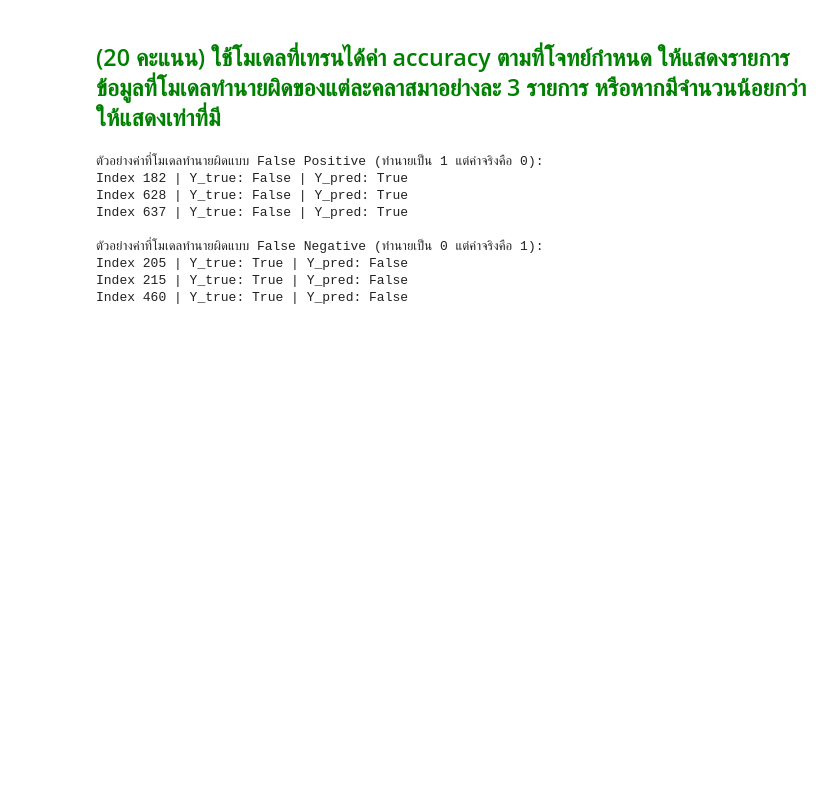
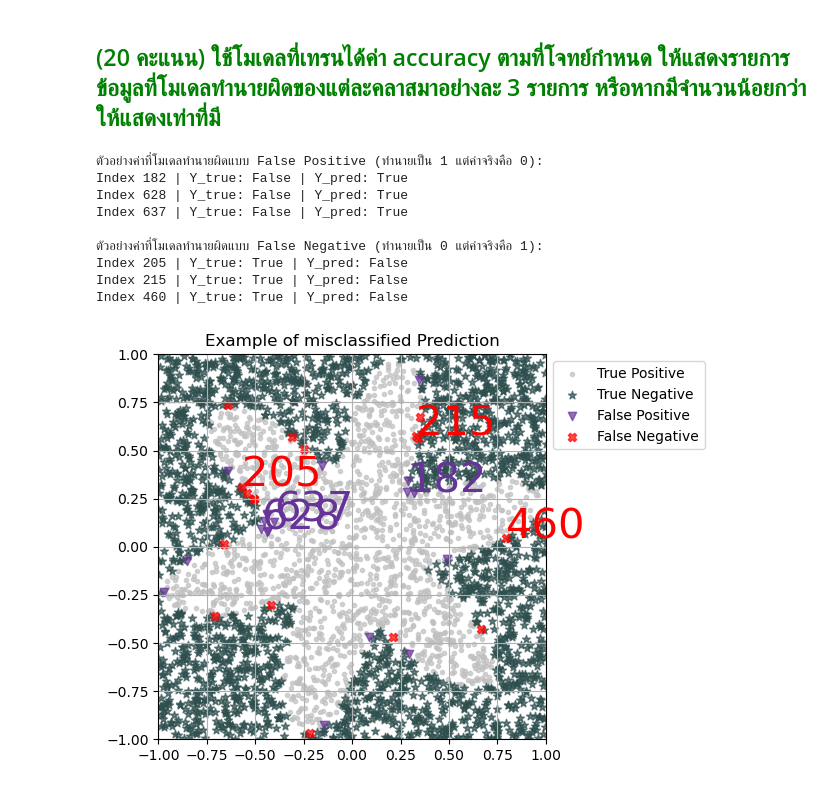
Before and after one commit to Chonapatcc/Practical-Deep-Learning, a Jupyter notebook: hw2/6610450757_Krittat_6610450871_Chonapat.ipynb, the cells around one changed output. Saved outputs shown, nothing was run; the diff lists cells and outputs as text; code cells hidden in the pictures; blank space fills up the shorter version.

```diff
--- a/hw2/6610450757_Krittat_6610450871_Chonapat.ipynb
+++ b/hw2/6610450757_Krittat_6610450871_Chonapat.ipynb
@@ -348,7 +348,7 @@ plot_confusion_matrix(y,y_pred_result)
 # %% [markdown]
 ## <span style="color: green;">(20 คะแนน) ใช้โมเดลที่เทรนได้ค่า accuracy ตามที่โจทย์กำหนด ให้แสดงรายการข้อมูลที่โมเดลทำนายผิดของแต่ละคลาสมาอย่างละ 3 รายการ หรือหากมีจำนวนน้อยกว่า ให้แสดงเท่าที่มี</span>
 # %%
-def show_example_misclassified(y, y_pred):
+def show_example_misclassified(y, y_pred, x_mat, feature_indices=(0, 1)):
     misclassified = (y != y_pred)
     misclassified_indices = np.where(misclassified)[0]
 
@@ -359,19 +359,49 @@ def show_example_misclassified(y, y_pred):
     for i in false_positives_indices[:3]:
         print(f"Index {i} | Y_true: {y[i]==1} | Y_pred: {y_pred[i]}")
 
-
     print("\nตัวอย่างค่าที่โมเดลทำนายผิดแบบ False Negative (ทำนายเป็น 0 แต่ค่าจริงคือ 1):")
     for i in false_negatives_indices[:3]:
         print(f"Index {i} | Y_true: {y[i]==1} | Y_pred: {y_pred[i]}")
+
+
+    #graph part
+    TP = (y == 1) & (y_pred == 1)
+    TN = (y == 0) & (y_pred == 0)
+    FP = (y == 0) & (y_pred == 1)
+    FN = (y == 1) & (y_pred == 0)
+
+    X1 = x_mat[:, feature_indices[0]]
+    X2 = x_mat[:, feature_indices[1]]
+    X1_norm = 2 * (X1-X1.min())/(X1.max()-X1.min())-1
+    X2_norm = 2 * (X2-X2.min())/(X2.max()-X2.min())-1
+
+    plt.figure(figsize=(5, 5))
+    plt.scatter(X1_norm[TP], X2_norm[TP], color='silver', label='True Positive', marker='.', alpha=0.7)
+    plt.scatter(X1_norm[TN], X2_norm[TN], color='darkslategrey', label='True Negative', marker='*', alpha=0.7)
+    plt.scatter(X1_norm[FP], X2_norm[FP], color='rebeccapurple', label='False Positive', marker='v', alpha=0.7)
+    plt.scatter(X1_norm[FN], X2_norm[FN], color='red', label='False Negative', marker='X', alpha=0.7)
+
+    for idx in false_positives_indices[:3]:
+        plt.text(X1_norm[idx], X2_norm[idx], f'{idx}', fontsize=30, color='rebeccapurple')
+    for idx in false_negatives_indices[:3]:
+        plt.text(X1_norm[idx], X2_norm[idx], f'{idx}', fontsize=30, color='red')
+
+    plt.title('Example of misclassified Prediction')
+    plt.legend(loc='best', bbox_to_anchor=(1, 1))
+    plt.xlim([-1, 1])
+    plt.ylim([-1, 1])
+    plt.grid(True)
+    plt.show()
 # %%
-show_example_misclassified(y, y_pred_result)
+show_example_misclassified(y, y_pred_result,x_mat)
 # %% [output]
 ตัวอย่างค่าที่โมเดลทำนายผิดแบบ False Positive (ทำนายเป็น 1 แต่ค่าจริงคือ 0):
 Index 182 | Y_true: False | Y_pred: True
 Index 628 | Y_true: False | Y_pred: True
 Index 637 | Y_true: False | Y_pred: True
 
 ตัวอย่างค่าที่โมเดลทำนายผิดแบบ False Negative (ทำนายเป็น 0 แต่ค่าจริงคือ 1):
 Index 205 | Y_true: True | Y_pred: False
 Index 215 | Y_true: True | Y_pred: False
 Index 460 | Y_true: True | Y_pred: False
+[figure, added]
```
Also changed, not shown: parts of 3 cells of this notebook.
